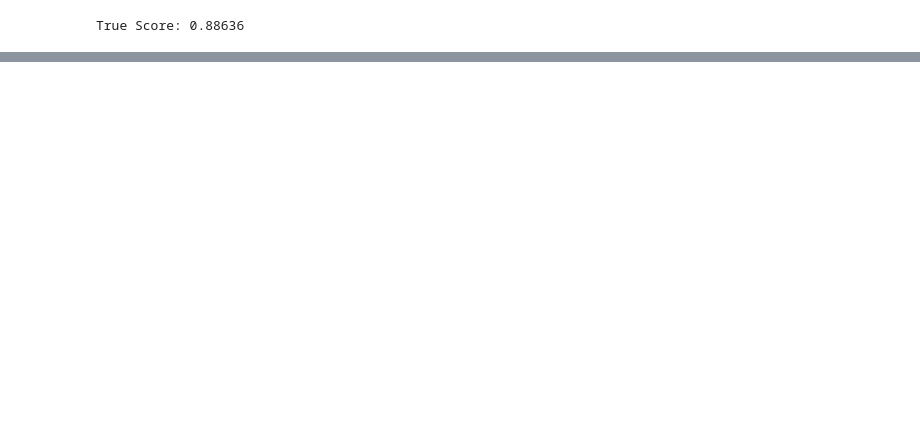
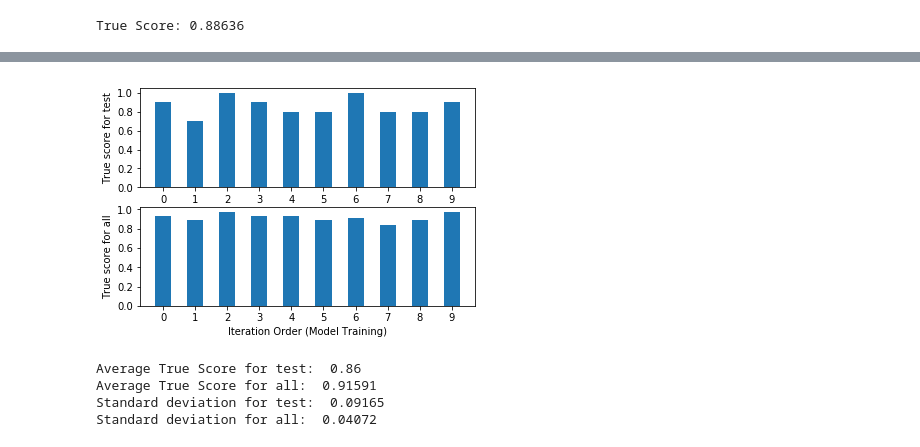
Before and after one commit to Lrab/COMP562_Final, a Jupyter notebook: SVM_NN.ipynb, the cells around one changed output, grey strips where cells are left out. Saved outputs shown, nothing was run; the diff lists cells and outputs as text; code cells hidden in the pictures; blank space fills up the shorter version.

```diff
--- a/SVM_NN.ipynb
+++ b/SVM_NN.ipynb
@@ -490,0 +541,29 @@ True Score: 0.88636
+# %%
+  plt.subplot(211)
+  plt.xlabel('Iteration Order (Model Training)')
+  plt.ylabel('True score for test')
+  x_pos = np.arange(len(true_score_test_list))
+  y_pos = np.arange(0, 1.1, 0.2)
+  # plt.plot(true_score_test_list, '.')
+  plt.bar(x_pos, true_score_test_list, width=0.5)
+  plt.xticks(x_pos)
+  plt.yticks(y_pos)
+  plt.subplot(212)
+  plt.xlabel('Iteration Order (Model Training)')
+  plt.ylabel('True score for all')
+  plt.bar(x_pos, true_score_all_list, width=0.5)
+  plt.xticks(x_pos)
+  plt.yticks(y_pos)
+  plt.show()
+# %% [output]
+[figure, added]
+# %%
+print("Average True Score for test: ", np.average(true_score_test_list))
+print("Average True Score for all: ", np.round(np.average(true_score_all_list), 5))
+print("Standard deviation for test: ", np.round(np.std(true_score_test_list), 5))
+print("Standard deviation for all: ", np.round(np.std(true_score_all_list), 5))
+# %% [output]
+Average True Score for test:  0.86
+Average True Score for all:  0.91591
+Standard deviation for test:  0.09165
+Standard deviation for all:  0.04072
```
Also changed, not shown: parts of 17 cells of this notebook.
